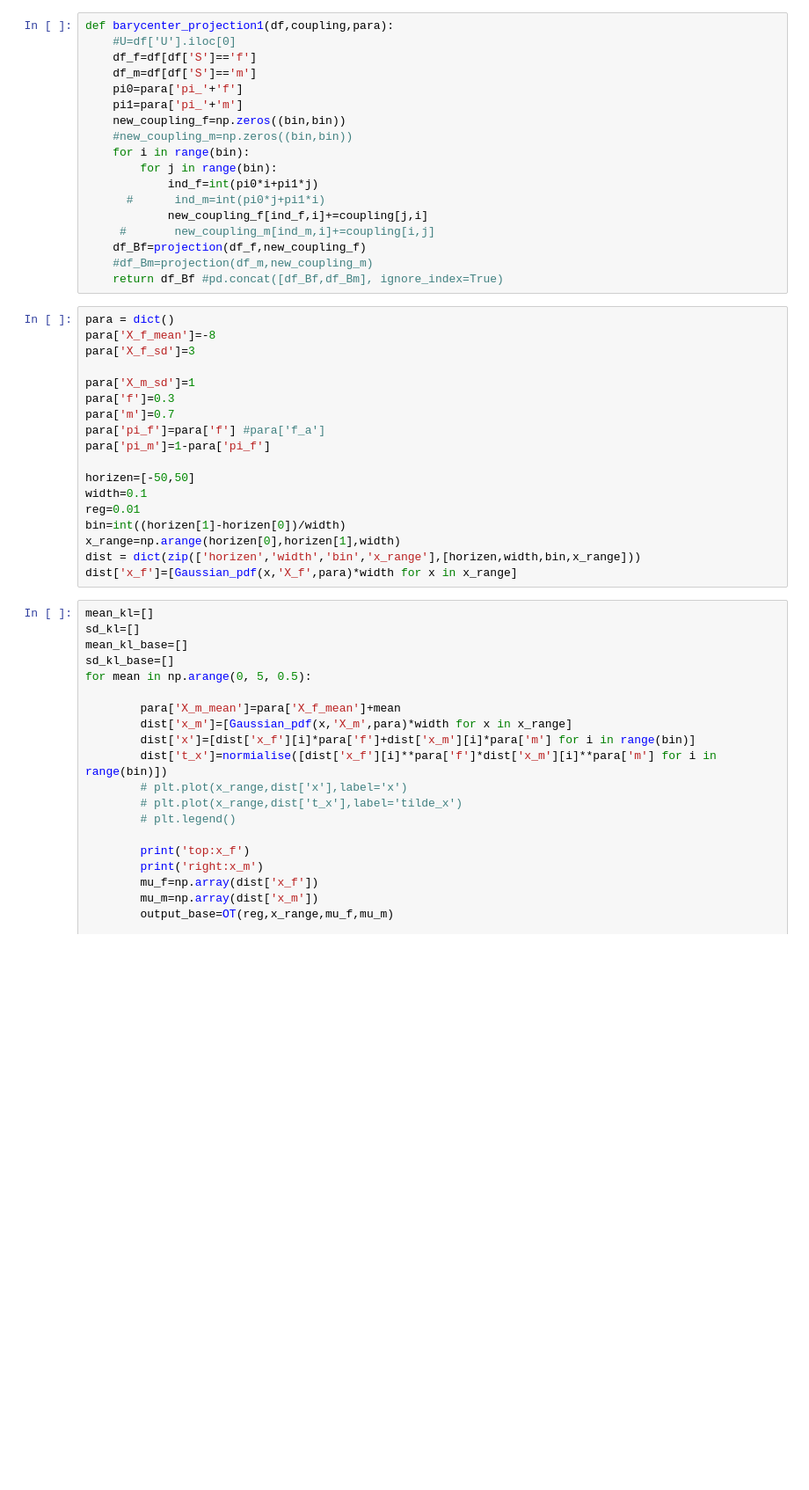
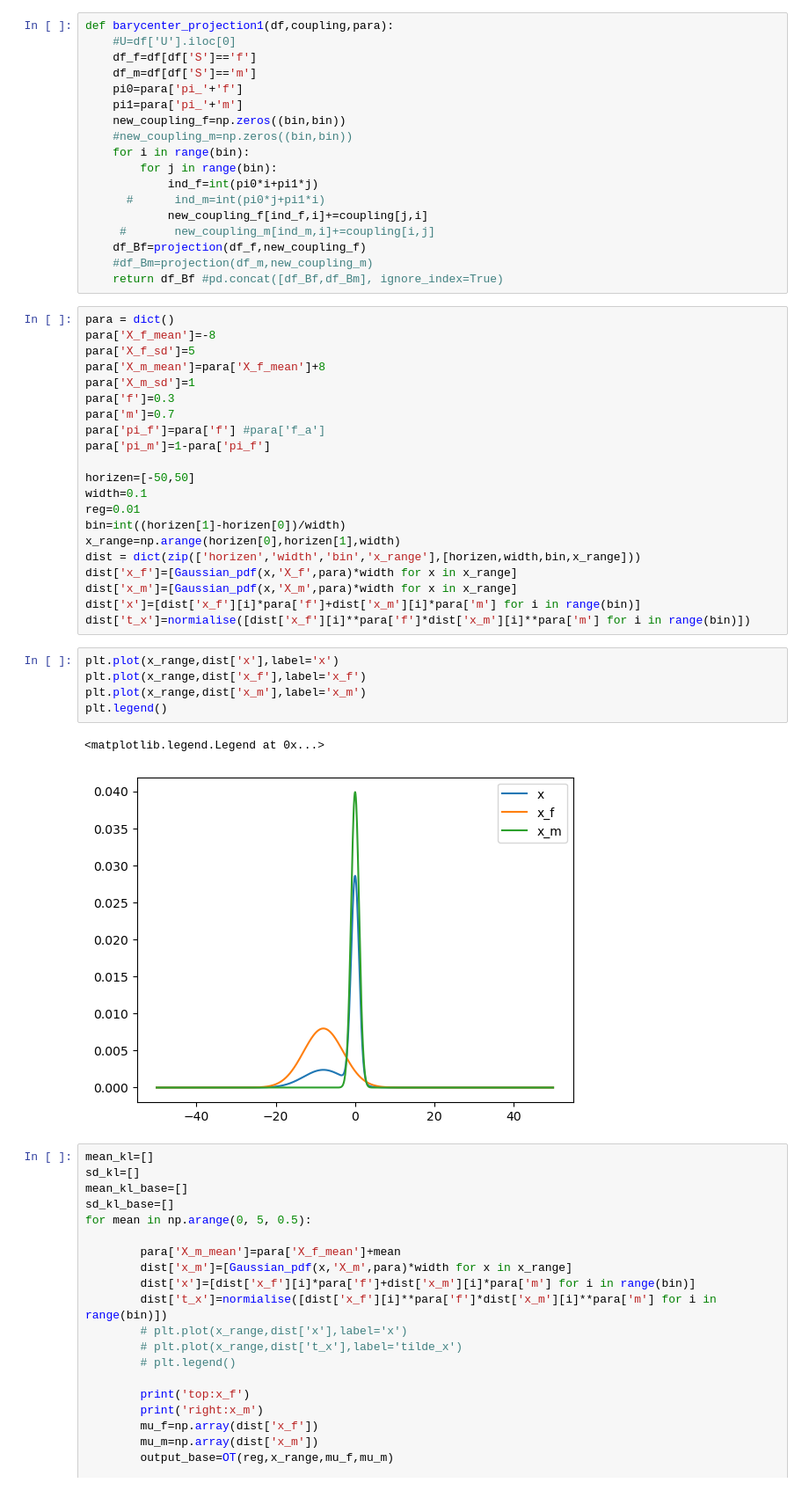
Before and after one commit to Quan-Zhou/OT_Debiasing, a Jupyter notebook: mean_iterate.ipynb, the cells around one changed output. Shown at 88% size. Drawn from its saved outputs; the diff is of its cells as text; blank space fills up the shorter version.

```diff
--- a/mean_iterate.ipynb
+++ b/mean_iterate.ipynb
@@ -182,8 +182,8 @@ def barycenter_projection1(df,coupling,para):
 # %%
 para = dict()
 para['X_f_mean']=-8
-para['X_f_sd']=3
-
+para['X_f_sd']=5
+para['X_m_mean']=para['X_f_mean']+8
 para['X_m_sd']=1
 para['f']=0.3
 para['m']=0.7
@@ -197,6 +197,17 @@ bin=int((horizen[1]-horizen[0])/width)
 x_range=np.arange(horizen[0],horizen[1],width)
 dist = dict(zip(['horizen','width','bin','x_range'],[horizen,width,bin,x_range]))
 dist['x_f']=[Gaussian_pdf(x,'X_f',para)*width for x in x_range]
+dist['x_m']=[Gaussian_pdf(x,'X_m',para)*width for x in x_range]
+dist['x']=[dist['x_f'][i]*para['f']+dist['x_m'][i]*para['m'] for i in range(bin)]
+dist['t_x']=normialise([dist['x_f'][i]**para['f']*dist['x_m'][i]**para['m'] for i in range(bin)])
+# %%
+plt.plot(x_range,dist['x'],label='x')
+plt.plot(x_range,dist['x_f'],label='x_f')
+plt.plot(x_range,dist['x_m'],label='x_m')
+plt.legend()
+# %% [output]
+<matplotlib.legend.Legend at 0x...>
+[figure, added]
 # %%
 mean_kl=[]
 sd_kl=[]
```
Also changed, not shown: 1 other file.
